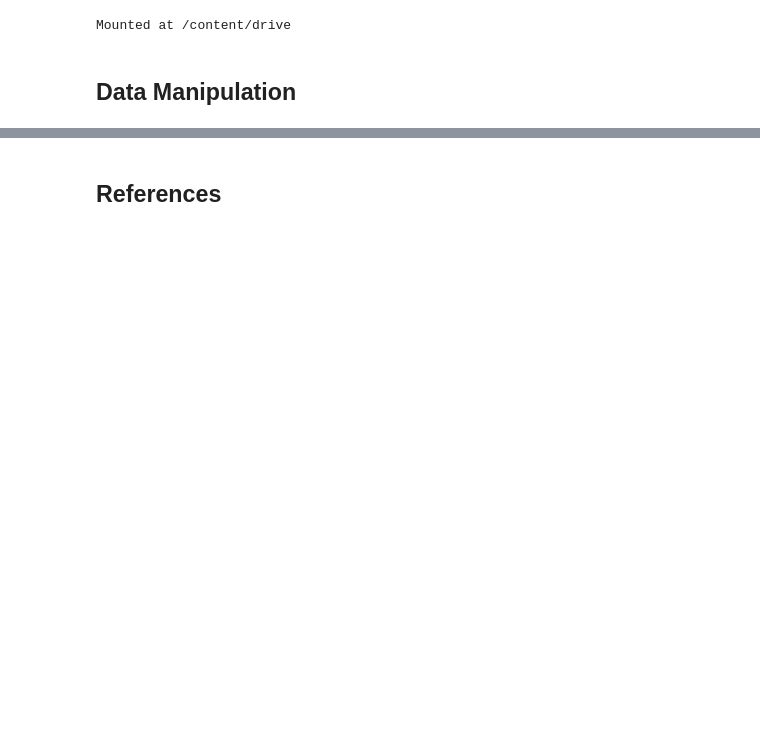
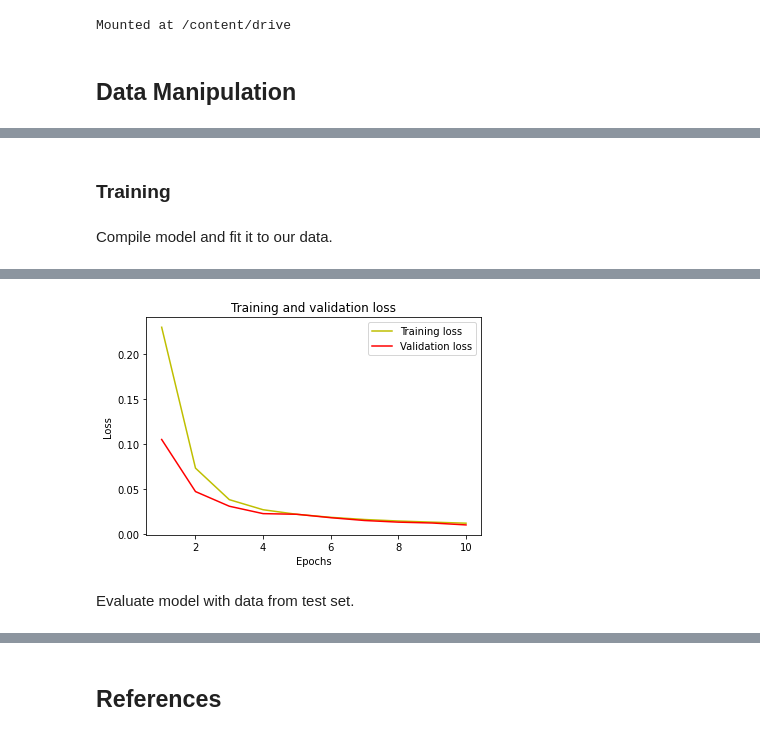
Before and after one commit to Gonkalos/LEI, a Jupyter notebook: Notebooks/change_detection.ipynb, the cells around one changed output, grey strips where cells are left out. Cells and saved outputs as stored; diff of their text form; code cells hidden in the pictures; blank space fills up the shorter version.

```diff
--- a/Notebooks/change_detection.ipynb
+++ b/Notebooks/change_detection.ipynb
@@ -473,0 +204,17 @@ prediction_image.save('prediction.png')
+# %%
+from data_preparation import shuffle_data, split_data
+
+# shuffle data
+data, changes = shuffle_data(data, changes)
+
+x_train, y_train, x_test, y_test = split_data(data, changes, 0.9)
+x_train, y_train, x_val, y_val = split_data(x_train, y_train, 0.8)
+del data
+del changes
+
+print('Training data set shape:', x_train.shape)
+print('Training changes set shape:', y_train.shape)
+print('Validation data set shape:', x_val.shape)
+print('Validation changes set shape:', y_val.shape)
+print('Testing data set shape:', x_test.shape)
+print('Testing changes set shape:', y_test.shape)
@@ -473,0 +232,5 @@ prediction_image.save('prediction.png')
+# %%
+from model import UNet
+
+model = UNet(image_size)
+model.summary()
@@ -473,0 +255,22 @@ prediction_image.save('prediction.png')
+# %% [markdown]
+### Training
+# %% [markdown]
+Compile model and fit it to our data.
+# %%
+from training import compile_fit
+
+# select loss function
+loss = 'binary_crossentropy'
+#loss = 'dice'
+
+# select hyperparameters
+learning_rate = 1e-3
+epochs = 10
+batch_size = 32
+
+# generate configuration from hyperparameters
+config = [learning_rate, epochs, batch_size]
+
+# compile and fit model
+model = compile_fit(model, loss, config, x_train, y_train, x_val, y_val)
+# %% [output]
@@ -473,0 +297,3 @@ prediction_image.save('prediction.png')
+[figure, added]
+# %% [markdown]
+Evaluate model with data from test set.
```
Also changed, not shown: parts of 96 cells of this notebook, 7 other files.
